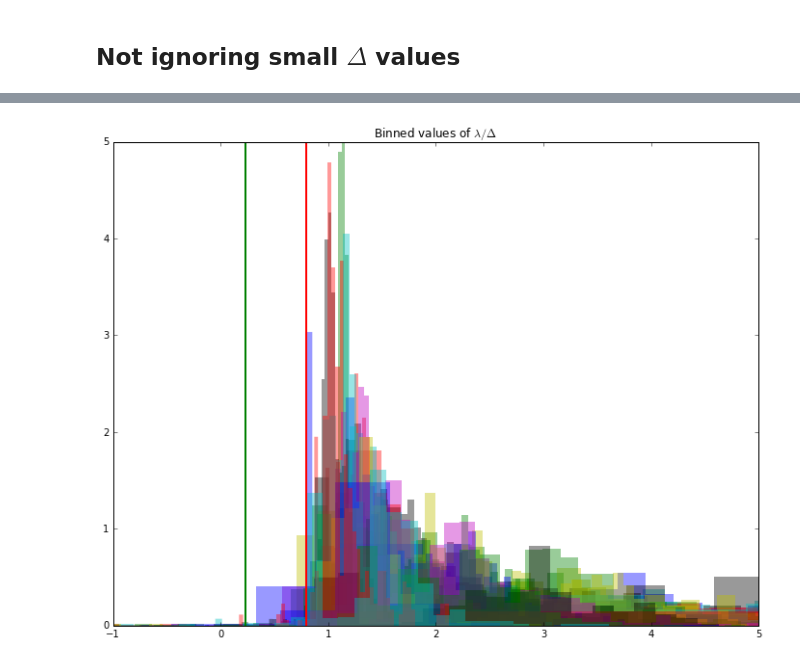
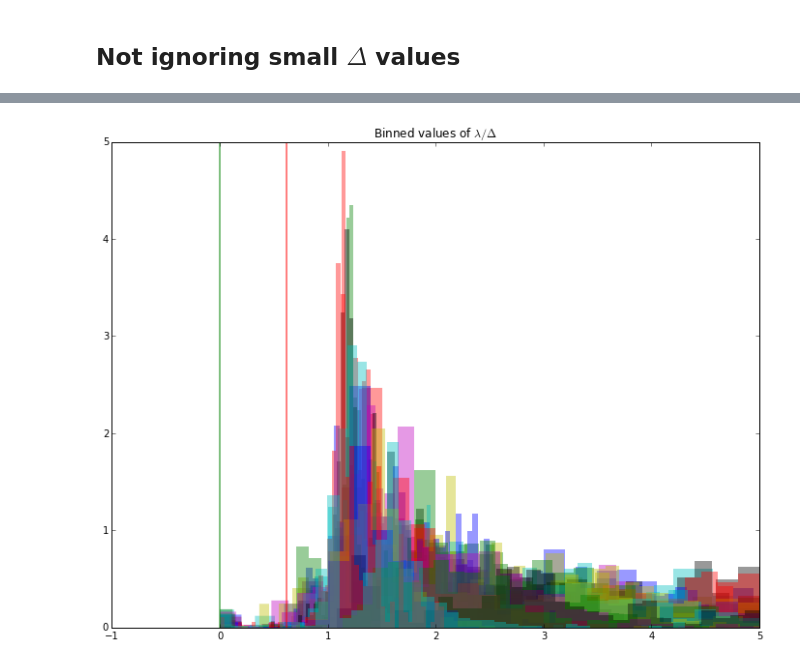
Before and after one commit to changlicn/PyClickLambdas, a Jupyter notebook: scripts/ClickBasedLambdasExperiments.ipynb, the cells around one changed output, grey strips where cells are left out. Saved outputs shown, nothing was run; the diff lists cells and outputs as text; code cells hidden in the pictures.

```diff
--- a/scripts/ClickBasedLambdasExperiments.ipynb
+++ b/scripts/ClickBasedLambdasExperiments.ipynb
@@ -16,8 +16,14 @@ from matplotlib.colors import hsv_to_rgb
 
 from matplotlib.ticker import MultipleLocator
 
+from ipywidgets import interact, interactive, Dropdown, FloatText, VBox, HBox
+
+from IPython.display import display
+
 # Load the click models for the queries of interest.
-with open('./data/model_query_lambdas_10reps_collection.pkl') as ifile:
+# with open('./data/model_query_uniform_lambdas_v1_collection.pkl') as ifile:
+# with open('./data/model_query_uniform_lambdas_v2_collection.pkl') as ifile:
+with open('./data/model_query_softmax_lambdas_v2_collection.pkl') as ifile:
     MQD = pickle.load(ifile)
 
 # For reproducibility -- re-seed the click models' RNGs.
@@ -554,43 +408,69 @@ plt.show(fig)
 # %% [markdown]
 ## Not ignoring small $\Delta$ values
 # %%
-fig, ax = plt.subplots(figsize=(12, 9))
+def show_lambdas_over_deltas_histogram_widget():
+    def show_lambdas_over_deltas_histogram(n_impressions, lambdas_type, ratio_lower_bound):
+        fig, ax = plt.subplots(figsize=(12, 9))
 
-all_ratios = []
+        all_ratios = []
 
-for click_model_type in MQD:
-    for query in MQD[click_model_type]:
-        relevances = MQD[click_model_type][query]['relevances']
-        deltas = relevances[:, None] - relevances[None, :]
-        lambdas = MQD[click_model_type][query]['stats'][1000000]['lambdas']
+        for click_model_name in MQD:
+            for query in MQD[click_model_name]:
+                relevances = MQD[click_model_name][query]['relevances']
+                deltas = relevances[:, None] - relevances[None, :]
+                lambdas = MQD[click_model_name][query]['stats'][n_impressions][lambdas_type]
 
-        y = lambdas.ravel()
-        x = np.tile(deltas.ravel(), (lambdas.shape[0],))
+                y = lambdas.ravel()
+                x = np.tile(deltas.ravel(), (lambdas.shape[0],))
 
-        nnz_x_mask = (x != 0.)
+                nnz_x_mask = (np.abs(x) > ratio_lower_bound)
 
-        x = x[nnz_x_mask]
-        y = y[nnz_x_mask]
+                x = x[nnz_x_mask]
+                y = y[nnz_x_mask]
 
-        ratio = np.clip(y / x, a_min=0, a_max=10)
+                ratio = np.clip(y / x, a_min=0, a_max=10)
 
-        all_ratios.append(ratio)
+                all_ratios.append(ratio)
 
-        ax.hist(ratio, 50, edgecolor='none', normed=True, alpha=0.4)
+                ax.hist(ratio, 50, edgecolor='none', normed=True, alpha=0.4)
 
-all_ratios = np.concatenate(all_ratios)
-all_ratios.sort()
+        all_ratios = np.concatenate(all_ratios)
+        all_ratios.sort()
 
-alpha = 0.0033
-ax.axvline(all_ratios[int(alpha * all_ratios.shape[0])], color='g', lw=2)
-print 'Green line is at',all_ratios[int(alpha * all_ratios.shape[0])]
+        alpha = 0.0033
+        ax.axvline(all_ratios[int(alpha * all_ratios.shape[0])], color='g', lw=2, alpha=0.5)
+        print 'Green line is at',all_ratios[int(alpha * all_ratios.shape[0])]
 
-alpha = 0.01
-ax.axvline(all_ratios[int(alpha * all_ratios.shape[0])], color='r', lw=2)
-print 'Red line is at',all_ratios[int(alpha * all_ratios.shape[0])]
+        alpha = 0.01
+        ax.axvline(all_ratios[int(alpha * all_ratios.shape[0])], color='r', lw=2, alpha=0.5)
+        print 'Red line is at',all_ratios[int(alpha * all_ratios.shape[0])]
 
-ax.set_xlim([-1, 5])
-ax.set_ylim([0, 5])
-ax.set_title(r'Binned values of ${\lambda}/{\Delta}$')
-plt.show(fig)
+        ax.set_xlim([-1, 5])
+        ax.set_ylim([0, 5])
+        ax.set_title(r'Binned values of ${\lambda}/{\Delta}$')
+        plt.show(fig)
+
+    n_impressions_options = sorted(MQD['DCM']['2548']['stats'].keys())[::-1]
+    n_impressions_options = zip(map(str, n_impressions_options), n_impressions_options)
+
+    impdd = Dropdown(options=n_impressions_options, description='\0 \0 Impressions:')
+    ltdd = Dropdown(options=[('Viewed', 'viewed_lambdas'), ('Total', 'total_lambdas')],
+                    description='\0 \0 Lambas Type:')
+
+    lambda_over_delta_options = [0., 0.001, 0.005, 0.01]
+    lodt = Dropdown(options=zip(map(str, lambda_over_delta_options), lambda_over_delta_options),
+                    description='\0 \0 Minimum $\lambda/\delta$')
+
+    controls = HBox([impdd, ltdd, lodt])
+
+    backend = interactive(show_lambdas_over_deltas_histogram, n_impressions=impdd,
+                          lambdas_type=ltdd, ratio_lower_bound=lodt)
+
+    controls.on_displayed(lambda _: show_lambdas_over_deltas_histogram(impdd.value,
+                                                                       ltdd.value,
+                                                                       lodt.value))
+
+    display(controls)
+
+show_lambdas_over_deltas_histogram_widget()
 # %% [output]
@@ -599 +479 @@ Red line is at 0.799903177247
-[figure, old version]
+[figure, new version]
```
Also changed, not shown: parts of 25 cells of this notebook.
